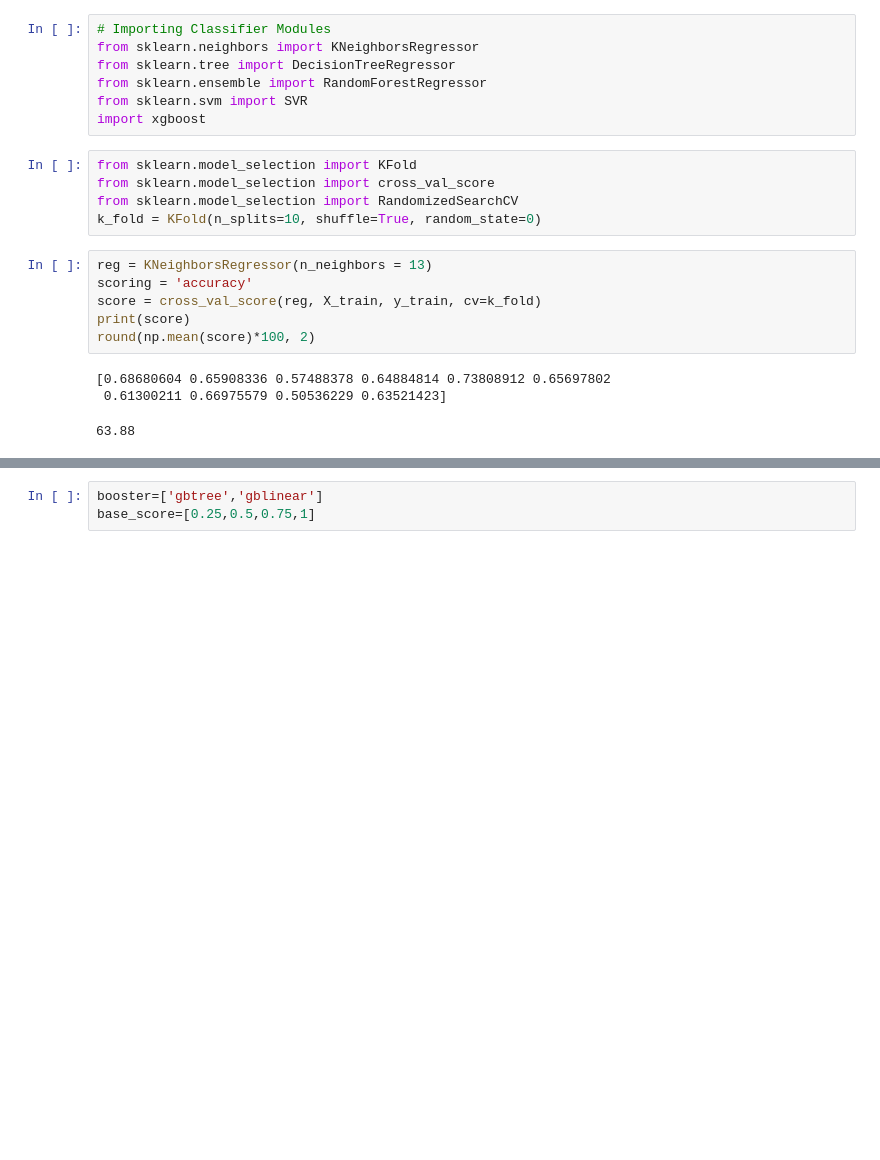
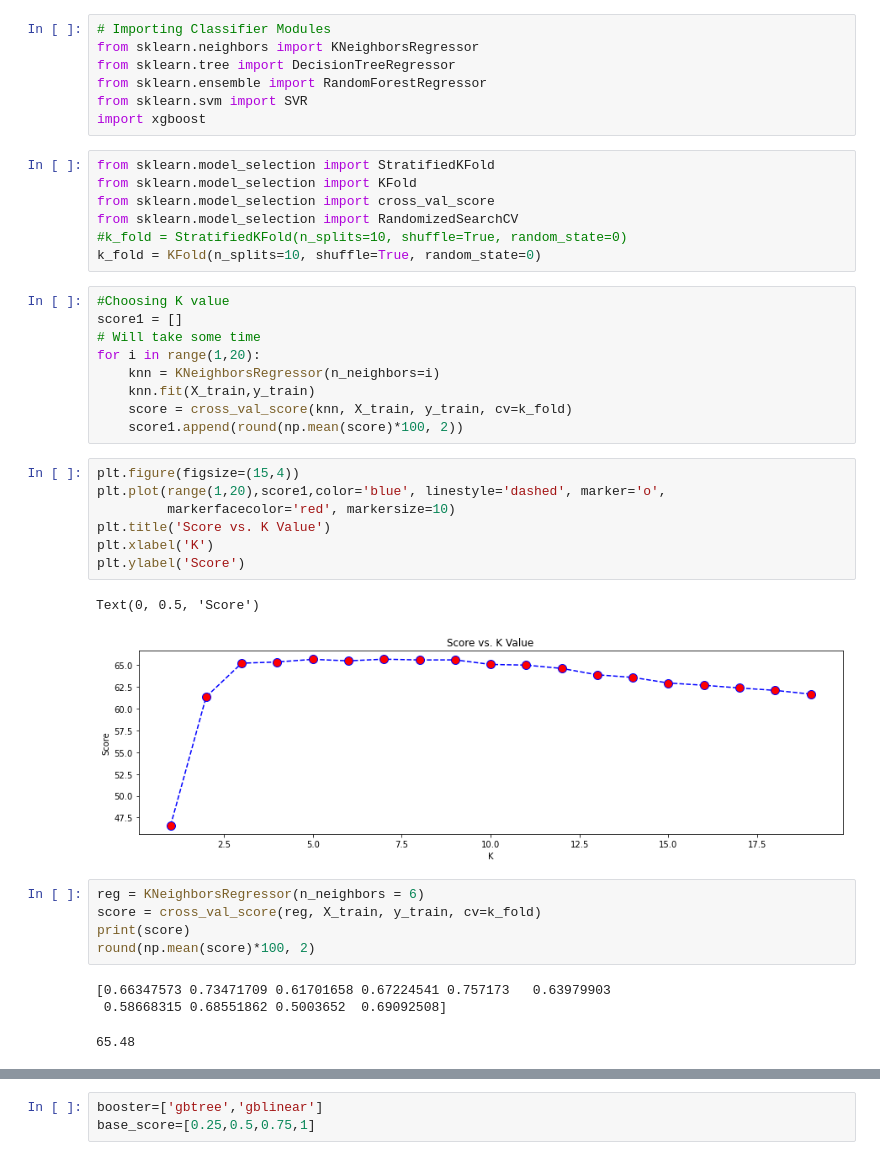
Before and after one commit to Yash4850/DataScience, a Jupyter notebook: House price Prediction/House Price Prediction.ipynb, the cells around one changed output, grey strips where cells are left out. Cells and saved outputs as stored; diff of their text form; blank space fills up the shorter version.

```diff
--- a/House price Prediction/House Price Prediction.ipynb
+++ b/House price Prediction/House Price Prediction.ipynb
@@ -286,20 +285,40 @@ from sklearn.ensemble import RandomForestRegressor
 from sklearn.svm import SVR
 import xgboost
 # %%
+from sklearn.model_selection import StratifiedKFold
 from sklearn.model_selection import KFold
 from sklearn.model_selection import cross_val_score
 from sklearn.model_selection import RandomizedSearchCV
+#k_fold = StratifiedKFold(n_splits=10, shuffle=True, random_state=0)
 k_fold = KFold(n_splits=10, shuffle=True, random_state=0)
+# %%
+#Choosing K value
+score1 = []
+# Will take some time
+for i in range(1,20):
+    knn = KNeighborsRegressor(n_neighbors=i)
+    knn.fit(X_train,y_train)
+    score = cross_val_score(knn, X_train, y_train, cv=k_fold)
+    score1.append(round(np.mean(score)*100, 2))
+# %%
+plt.figure(figsize=(15,4))
+plt.plot(range(1,20),score1,color='blue', linestyle='dashed', marker='o',
+         markerfacecolor='red', markersize=10)
+plt.title('Score vs. K Value')
+plt.xlabel('K')
+plt.ylabel('Score')
+# %% [output]
+Text(0, 0.5, 'Score')
+[figure, added]
 # %%
-reg = KNeighborsRegressor(n_neighbors = 13)
-scoring = 'accuracy'
+reg = KNeighborsRegressor(n_neighbors = 6)
 score = cross_val_score(reg, X_train, y_train, cv=k_fold)
 print(score)
 round(np.mean(score)*100, 2)
 # %% [output]
-[0.68680604 0.65908336 0.57488378 0.64884814 0.73808912 0.65697802
- 0.61300211 0.66975579 0.50536229 0.63521423]
+[0.66347573 0.73471709 0.61701658 0.67224541 0.757173   0.63979903
+ 0.58668315 0.68551862 0.5003652  0.69092508]
-63.88
+65.48
 # %%
 reg = DecisionTreeRegressor()
 scoring = 'accuracy'
```
Also changed, not shown: parts of 14 cells of this notebook, 2 other files.
